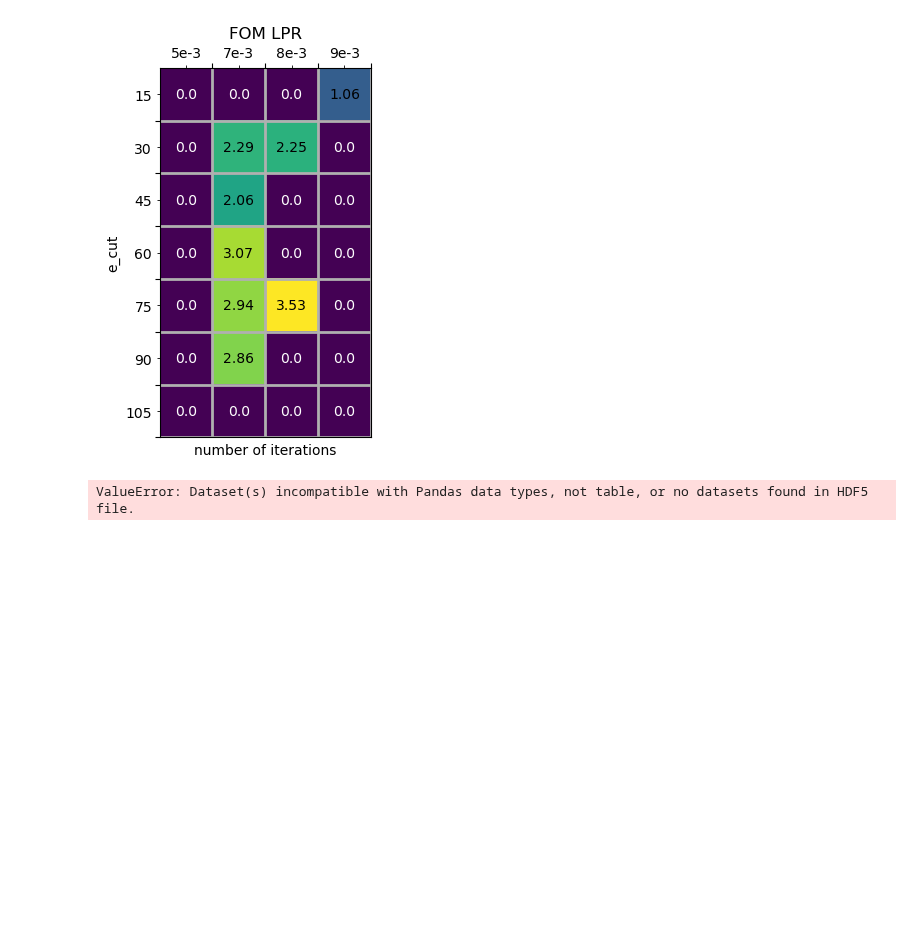
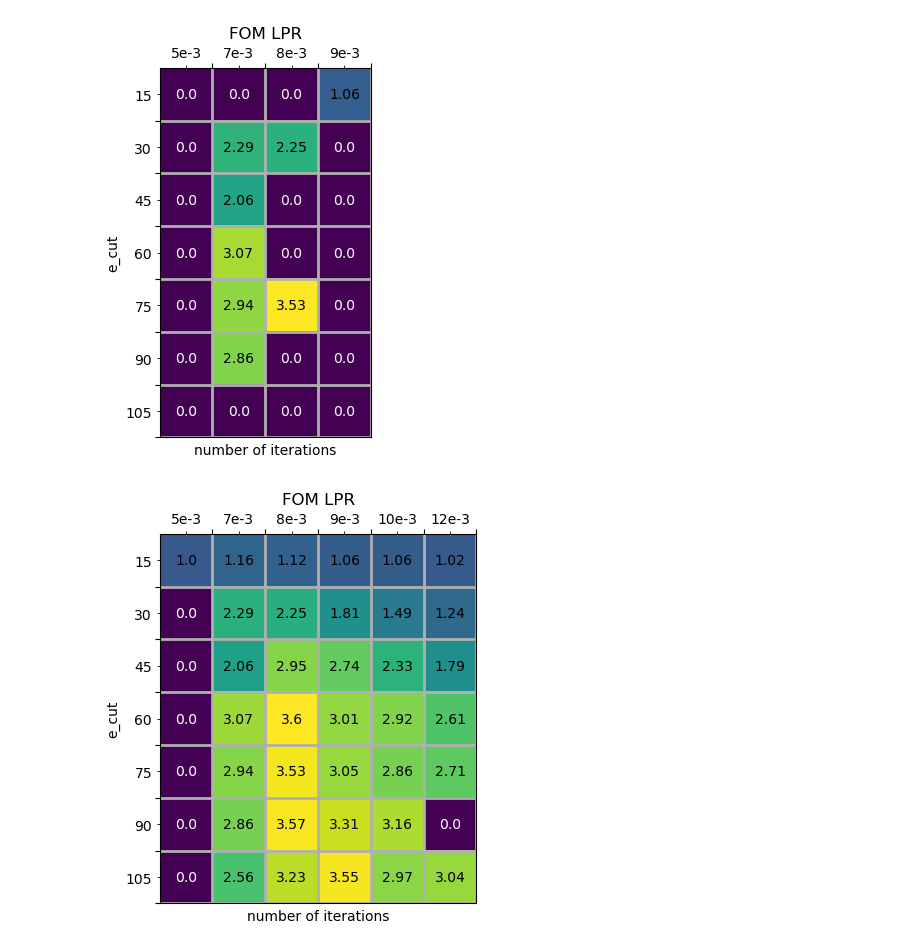
Before and after one commit to jwaiton/next_misc, a Jupyter notebook: miscellaneous/FOM_plotter.ipynb, the cells around one changed output. Drawn from its saved outputs; the diff is of its cells as text; code cells hidden in the pictures; blank space fills up the shorter version.

Commit message:
So many plots :o

```diff
--- a/miscellaneous/FOM_plotter.ipynb
+++ b/miscellaneous/FOM_plotter.ipynb
@@ -114,6 +180,6 @@ scrape_FOM_data('../../../../Downloads/tmp_out/testing_arena/fiducial_0_1a.h5')
 # %% [output]
 [figure]
 # %%
-#test_data = pd.read_hdf('../../../../Downloads/tmp_out/testing_arena/fiducial.h5')
+scrape_FOM_data('../../../../Downloads/tmp_out/testing_arena/fiducial_0_1a.h5')
 # %% [output]
-ValueError: Dataset(s) incompatible with Pandas data types, not table, or no datasets found in HDF5 file.
+[figure, added]
```
Also changed, not shown: parts of 3 cells of this notebook.
